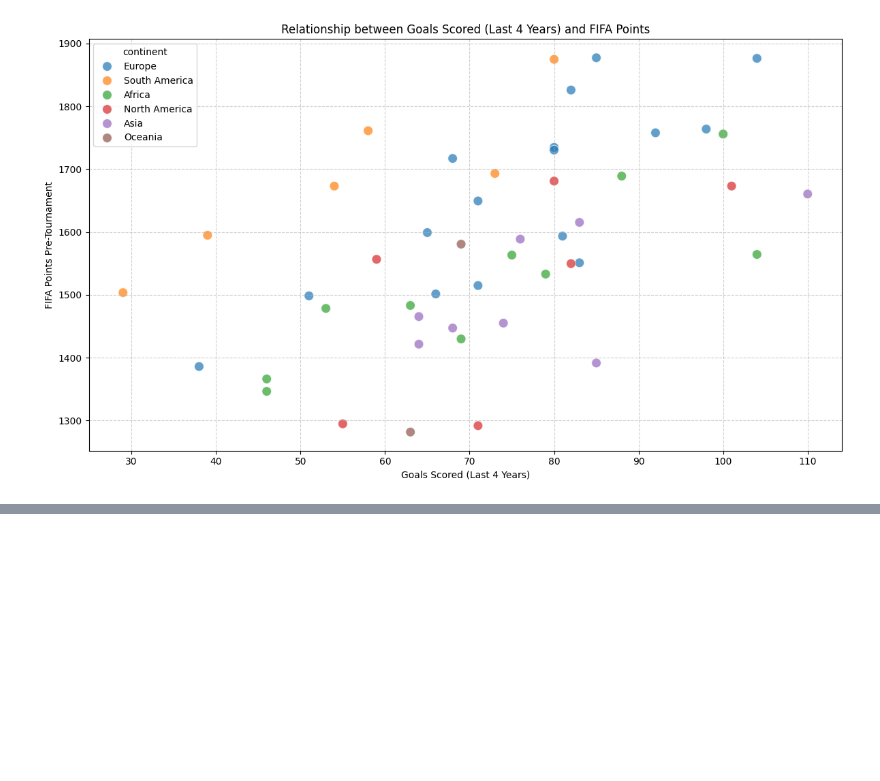
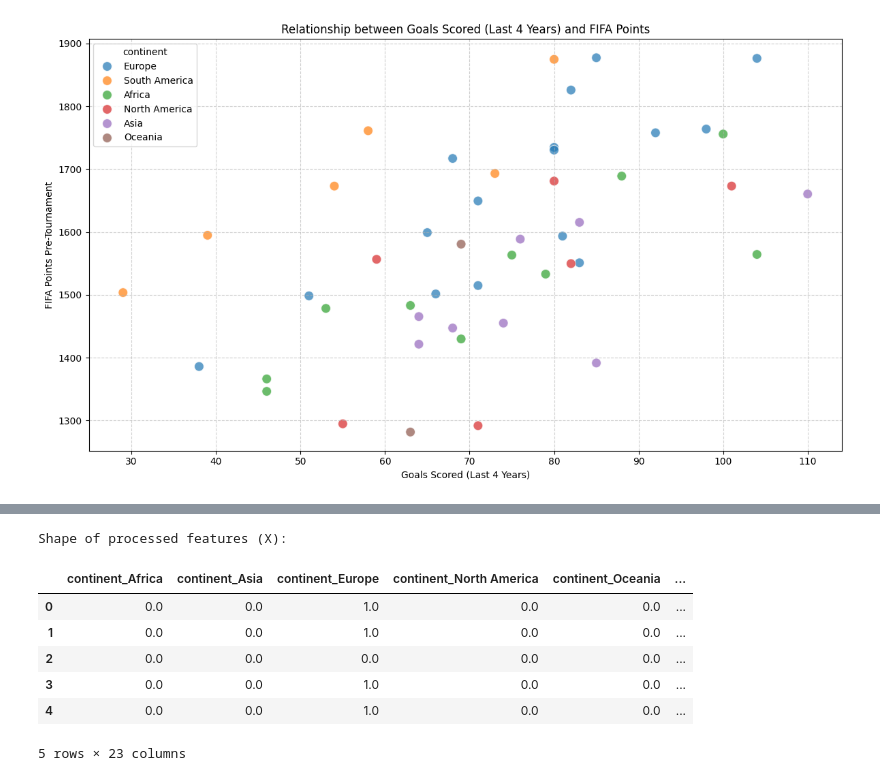
Before and after one commit to kxrrym03/FIFA, a Jupyter notebook: FIFA.ipynb, the cells around one changed output, grey strips where cells are left out. Saved outputs shown, nothing was run; the diff lists cells and outputs as text; code cells hidden in the pictures; blank space fills up the shorter version.

```diff
--- a/FIFA.ipynb
+++ b/FIFA.ipynb
@@ -233,0 +240,46 @@ plt.show()
+# %%
+from sklearn.model_selection import train_test_split
+from sklearn.preprocessing import OneHotEncoder
+from sklearn.compose import ColumnTransformer
+from sklearn.pipeline import Pipeline
+
+# Drop 'team' and 'version' as they are not features or are constant
+X = df.drop(columns=['team', 'version'])
+
+# Identify categorical columns for encoding
+# 'continent' is the only categorical column left besides 'team' and 'version'
+categorical_features = ['continent']
+
+# Create a column transformer for one-hot encoding
+preprocessor = ColumnTransformer(
+    transformers=[
+        ('cat', OneHotEncoder(handle_unknown='ignore'), categorical_features)
+    ],
+    remainder='passthrough' # Keep all other numerical columns
+)
+
+# Apply the preprocessing
+X_processed = preprocessor.fit_transform(X)
+
+# Get feature names for processed X
+onehot_features = preprocessor.named_transformers_['cat'].get_feature_names_out(categorical_features)
+other_features = [col for col in X.columns if col not in categorical_features]
+
+# Handle the case where X_processed is a sparse matrix by converting to dense for DataFrame creation
+if hasattr(X_processed, 'toarray'):
+    X_processed = X_processed.toarray()
+
+# Create a DataFrame for X_processed to inspect it
+X_df = pd.DataFrame(X_processed, columns=list(onehot_features) + list(other_features))
+
+print("Shape of processed features (X):")
+display(X_df.head())
+# %% [output]
+Shape of processed features (X):
+|  | continent_Africa | continent_Asia | continent_Europe | continent_North America | continent_Oceania | ... |
+| 0 | 0.0 | 0.0 | 1.0 | 0.0 | 0.0 | ... |
+| 1 | 0.0 | 0.0 | 1.0 | 0.0 | 0.0 | ... |
+| 2 | 0.0 | 0.0 | 0.0 | 0.0 | 0.0 | ... |
+| 3 | 0.0 | 0.0 | 1.0 | 0.0 | 0.0 | ... |
+| 4 | 0.0 | 0.0 | 1.0 | 0.0 | 0.0 | ... |
+5 rows × 23 columns
```
Also changed, not shown: parts of 9 cells of this notebook.
